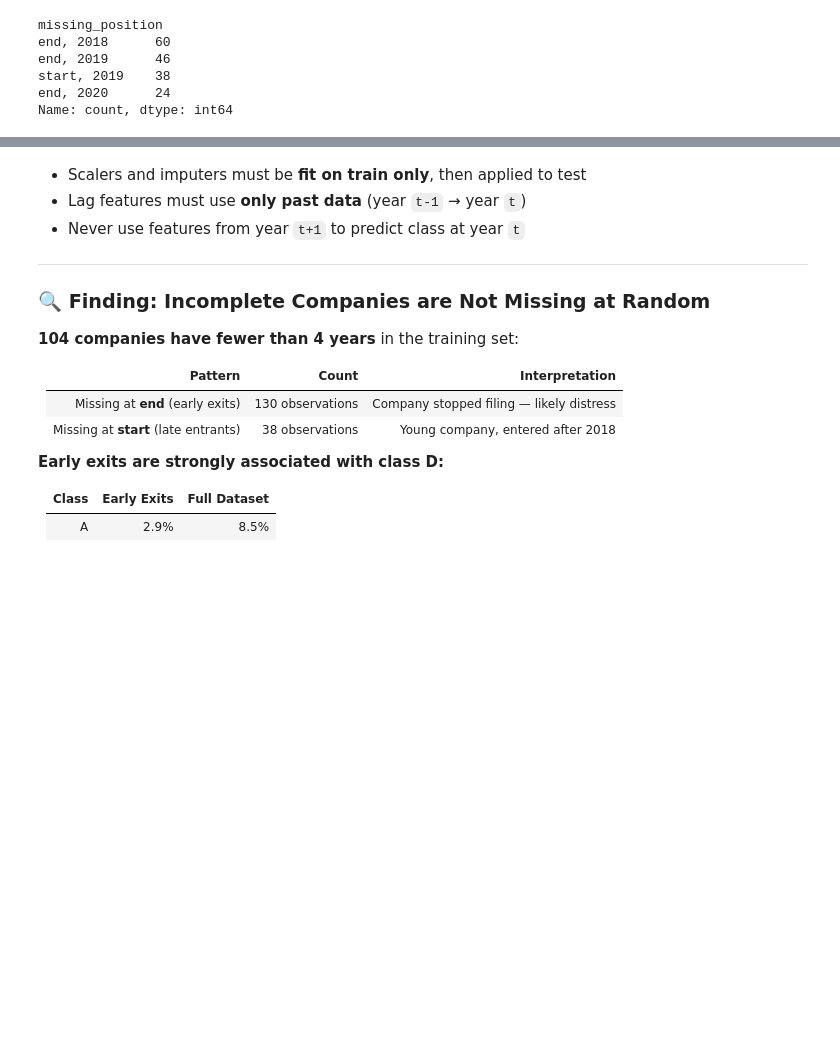
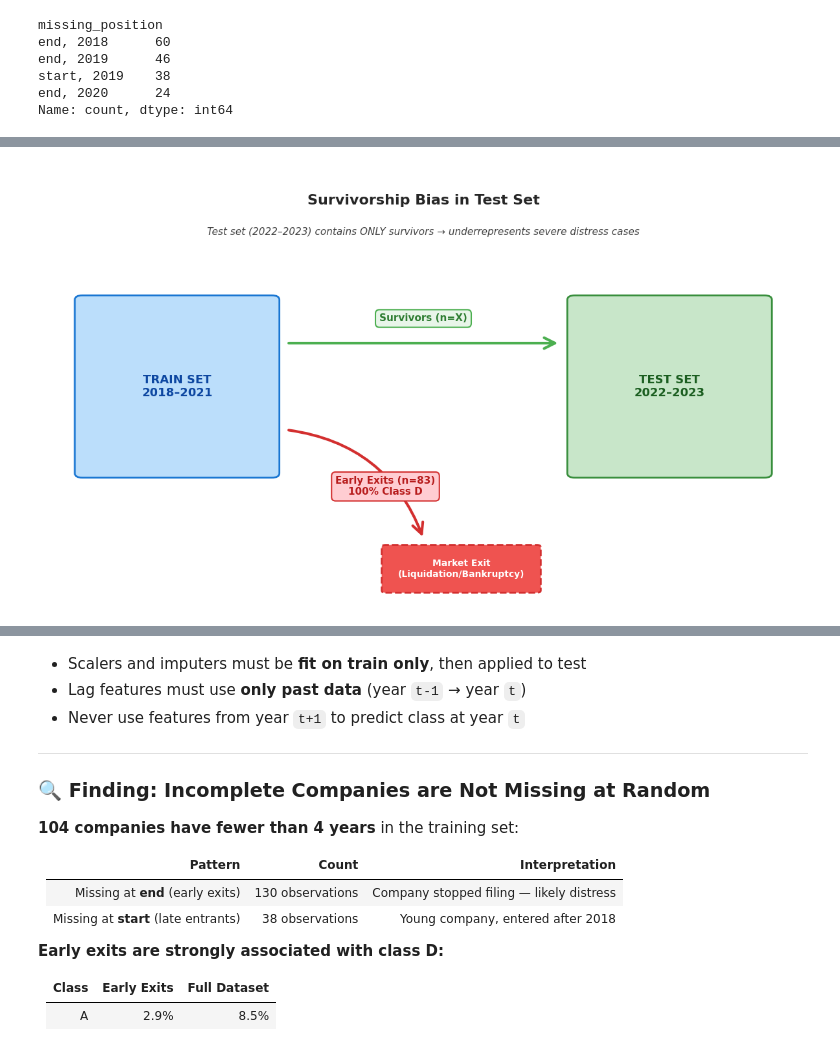
Before and after one commit to LolloPaz/ifc, a Jupyter notebook: notebooks/01_eda.ipynb, the cells around one changed output, grey strips where cells are left out. Saved outputs shown, nothing was run; the diff lists cells and outputs as text; code cells hidden in the pictures; blank space fills up the shorter version.

```diff
--- a/notebooks/01_eda.ipynb
+++ b/notebooks/01_eda.ipynb
@@ -296,0 +351,59 @@ Name: proportion, dtype: float64
+# %%
+import matplotlib.pyplot as plt
+from matplotlib.patches import FancyBboxPatch, FancyArrowPatch
+import matplotlib.patches as mpatches
+
+fig, ax = plt.subplots(figsize=(12, 7))
+ax.set_xlim(0, 10)
+ax.set_ylim(0, 10)
+ax.axis('off')
+
+# Train set box
+train_box = FancyBboxPatch((0.5, 3), 2.5, 4, boxstyle="round,pad=0.1",
+                           edgecolor='#1976d2', facecolor='#bbdefb', linewidth=2)
+ax.add_patch(train_box)
+ax.text(1.75, 5, 'TRAIN SET\n2018–2021', ha='center', va='center',
+        fontsize=13, fontweight='bold', color='#0d47a1')
+
+# Test set box
+test_box = FancyBboxPatch((7, 3), 2.5, 4, boxstyle="round,pad=0.1",
+                          edgecolor='#388e3c', facecolor='#c8e6c9', linewidth=2)
+ax.add_patch(test_box)
+ax.text(8.25, 5, 'TEST SET\n2022–2023', ha='center', va='center',
+        fontsize=13, fontweight='bold', color='#1b5e20')
+
+# Survivor arrow (top)
+survivor_arrow = FancyArrowPatch((3.2, 6), (6.8, 6),
+                                arrowstyle='->', mutation_scale=30, linewidth=3,
+                                color='#4caf50', connectionstyle="arc3,rad=0")
+ax.add_patch(survivor_arrow)
+ax.text(5, 6.5, 'Survivors (n=X)', ha='center', fontsize=11,
+        fontweight='bold', color='#2e7d32',
+        bbox=dict(boxstyle='round,pad=0.4', facecolor='#e8f5e9', edgecolor='#4caf50', linewidth=1.5))
+
+# Exit arrow (bottom)
+exit_arrow = FancyArrowPatch((3.2, 4), (5, 1.5),
+                            arrowstyle='->', mutation_scale=30, linewidth=3,
+                            color='#d32f2f', connectionstyle="arc3,rad=-.3")
+ax.add_patch(exit_arrow)
+ax.text(4.5, 2.5, 'Early Exits (n=83)\n100% Class D', ha='center', fontsize=11,
+        fontweight='bold', color='#b71c1c',
+        bbox=dict(boxstyle='round,pad=0.4', facecolor='#ffcdd2', edgecolor='#d32f2f', linewidth=1.5))
+
+# Exit destination box
+exit_box = FancyBboxPatch((4.5, 0.3), 2, 1, boxstyle="round,pad=0.05",
+                          edgecolor='#d32f2f', facecolor='#ef5350', linewidth=2, linestyle='--')
+ax.add_patch(exit_box)
+ax.text(5.5, 0.8, 'Market Exit\n(Liquidation/Bankruptcy)', ha='center', va='center',
+        fontsize=10, fontweight='bold', color='white')
+
+# Title
+ax.text(5, 9.2, 'Survivorship Bias in Test Set', ha='center', fontsize=16, fontweight='bold')
+ax.text(5, 8.5, 'Test set (2022–2023) contains ONLY survivors → underrepresents severe distress cases',
+        ha='center', fontsize=11, style='italic', color='#424242')
+
+plt.tight_layout()
+plt.savefig('survivorship_bias.png', dpi=300, bbox_inches='tight')
+plt.show()
+# %% [output]
+[figure, added]
```
Also changed, not shown: parts of 49 cells of this notebook, 1 other file.
